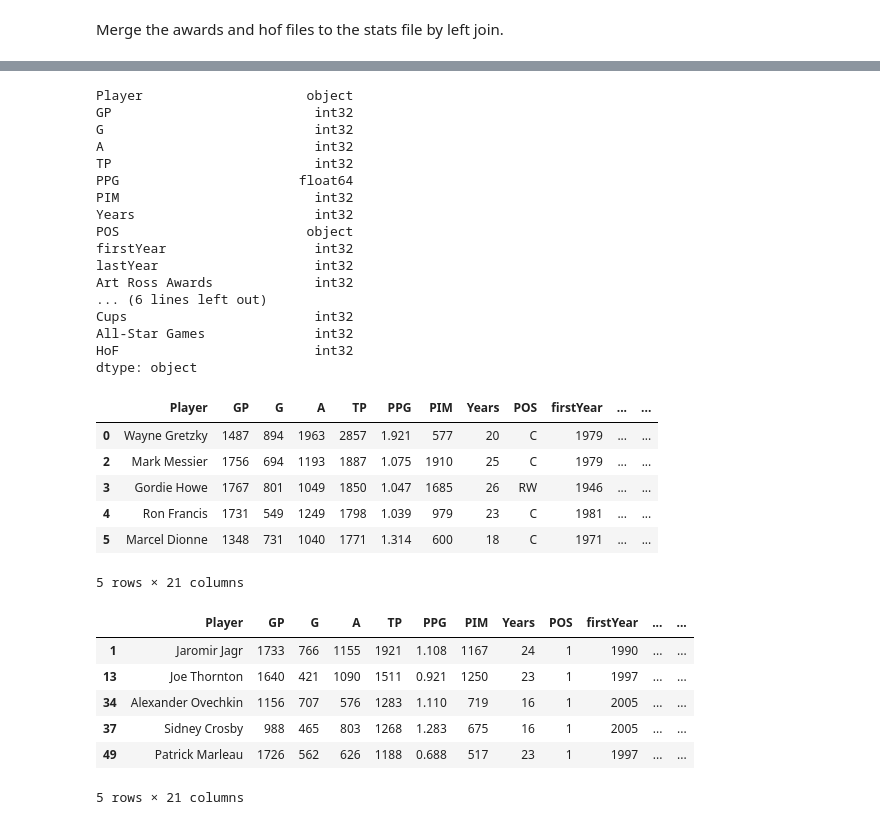
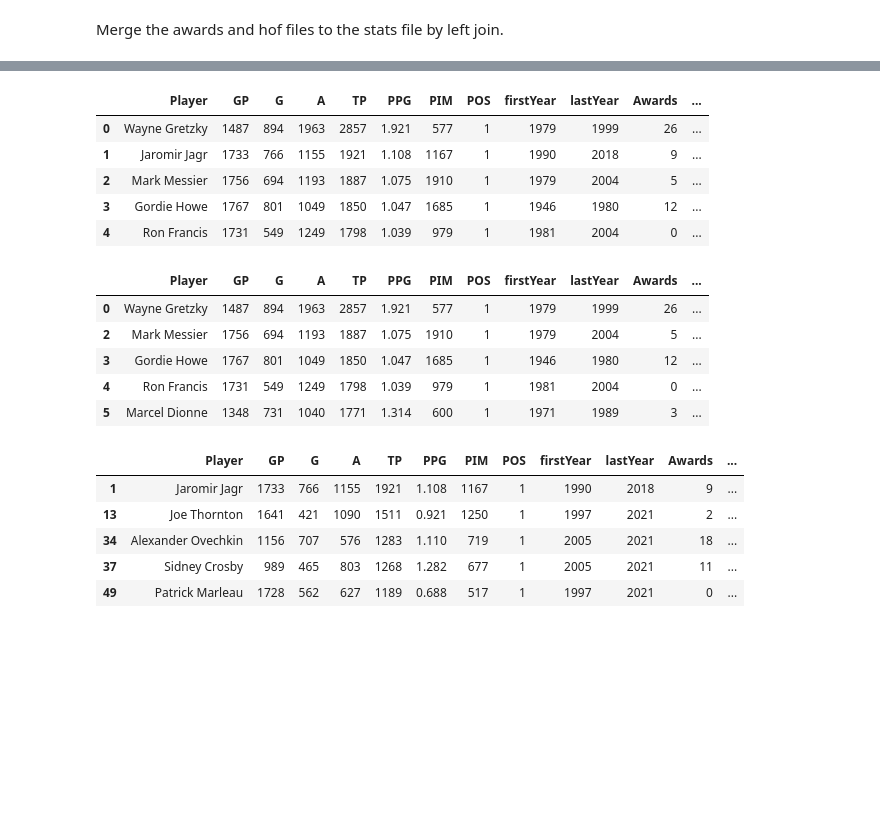
Before and after one commit to potterc22/Final-Project-ML, a Jupyter notebook: Jeff/master_stats_file.ipynb, the cells around one changed output, grey strips where cells are left out. Saved outputs shown, nothing was run; the diff lists cells and outputs as text; code cells hidden in the pictures; blank space fills up the shorter version.

Commit message:
corrected master_stats file on POS

```diff
--- a/Jeff/master_stats_file.ipynb
+++ b/Jeff/master_stats_file.ipynb
@@ -67,8 +66,6 @@ master_stats_file_df.head()
 # %%
 # Change all the NaN values to 0 and change numeric columns to integers
 master_stats_file_df = master_stats_file_df.fillna(0)
-master_stats_file_df = master_stats_file_df.astype({'GP':'int', 'G':'int', 'A':'int', 'TP':'int', 'PPG':'float', 'PIM':'int', 'Years':'int',                                                       'firstYear':'int', 'lastYear':'int', 'Art Ross Awards':'int',
-                                                    'Conn Smythe Awards':'int', 'Hart Awards':'int', 'Calder Awards':'int',
-                                                    'James Norris Awards':'int', 'Ted Lindsay Awards':'int', 'Maurice Richard Awards':'int',                                                        'Cups':'int', 'All-Star Games':'int', 'HoF':'int'})
+master_stats_file_df = master_stats_file_df.astype({'GP':'int', 'G':'int', 'A':'int', 'TP':'int', 'PPG':'float', 'PIM':'int',                                                                      'firstYear':'int', 'lastYear':'int', 'Awards':'int', 'Cups':'int', 'All-Star Games':'int',                                                     'HoF':'int'})
 master_stats_file_df.head()
 # %% [output]
@@ -82,58 +78,51 @@ master_stats_file_df.head()
-# %%
-master_stats_file_df.dtypes
-# %% [output]
-Player                     object
-GP                          int32
-G                           int32
-A                           int32
-TP                          int32
-PPG                       float64
-PIM                         int32
-Years                       int32
-POS                        object
-firstYear                   int32
-lastYear                    int32
-Art Ross Awards             int32
-... (6 lines left out)
-Cups                        int32
-All-Star Games              int32
-HoF                         int32
-dtype: object
+# %%
+master_stats_file_df['POS'] = master_stats_file_df['POS'].replace(['C', 'C/D','C/LW', 'C/RW', 'C/W', 'F', 'F/D', 'LW', 'LW/C', 'LW/C/D',
+                                                                    'LW/D', 'LW/RW', 'RW','RW/C', 'RW/D', 'RW/LW', 'W/C'], 1)
+master_stats_file_df['POS'] = master_stats_file_df['POS'].replace(['D', 'D/C','D/F', 'D/LW', 'D/RW', 'D/W'], 2)
+master_stats_file_df.head()
+# %% [output]
+|  | Player | GP | G | A | TP | PPG | PIM | POS | firstYear | lastYear | Awards | ... |
+| 0 | Wayne Gretzky | 1487 | 894 | 1963 | 2857 | 1.921 | 577 | 1 | 1979 | 1999 | 26 | ... |
+| 1 | Jaromir Jagr | 1733 | 766 | 1155 | 1921 | 1.108 | 1167 | 1 | 1990 | 2018 | 9 | ... |
+| 2 | Mark Messier | 1756 | 694 | 1193 | 1887 | 1.075 | 1910 | 1 | 1979 | 2004 | 5 | ... |
+| 3 | Gordie Howe | 1767 | 801 | 1049 | 1850 | 1.047 | 1685 | 1 | 1946 | 1980 | 12 | ... |
+| 4 | Ron Francis | 1731 | 549 | 1249 | 1798 | 1.039 | 979 | 1 | 1981 | 2004 | 0 | ... |
 # %%
 # Save the file to csv
 master_stats_file_df.to_csv("Output/master_stats_file.csv", index=False, header=True, encoding='utf-8-sig')
 # %%
 # Create test_train data for players that have not played as of 2017, essentially retired players
 test_train_df = master_stats_file_df[master_stats_file_df['lastYear'] < 2017]
-test_train_df = test_train_df.fillna(0)
+# test_train_df = test_train_df.fillna(0)
+# test_train_df['POS'] =test_train_df['POS'].replace(['C', 'C/D','C/LW', 'C/RW', 'C/W', 'F', 'F/D', 'LW', 'LW/C', 'LW/C/D', 'LW/D',
+#                                                                  'LW/RW', 'RW','RW/C', 'RW/D', 'RW/LW', 'W/C'], 1)
+# test_train_df['POS'] = test_train_df['POS'].replace(['D', 'D/C','D/F', 'D/LW', 'D/RW', 'D/W'], 2)
 test_train_df.head()
 # %% [output]
-|  | Player | GP | G | A | TP | PPG | PIM | Years | POS | firstYear | ... | ... |
-| 0 | Wayne Gretzky | 1487 | 894 | 1963 | 2857 | 1.921 | 577 | 20 | C | 1979 | ... | ... |
-| 2 | Mark Messier | 1756 | 694 | 1193 | 1887 | 1.075 | 1910 | 25 | C | 1979 | ... | ... |
-| 3 | Gordie Howe | 1767 | 801 | 1049 | 1850 | 1.047 | 1685 | 26 | RW | 1946 | ... | ... |
-| 4 | Ron Francis | 1731 | 549 | 1249 | 1798 | 1.039 | 979 | 23 | C | 1981 | ... | ... |
-| 5 | Marcel Dionne | 1348 | 731 | 1040 | 1771 | 1.314 | 600 | 18 | C | 1971 | ... | ... |
+|  | Player | GP | G | A | TP | PPG | PIM | POS | firstYear | lastYear | Awards | ... |
+| 0 | Wayne Gretzky | 1487 | 894 | 1963 | 2857 | 1.921 | 577 | 1 | 1979 | 1999 | 26 | ... |
+| 2 | Mark Messier | 1756 | 694 | 1193 | 1887 | 1.075 | 1910 | 1 | 1979 | 2004 | 5 | ... |
+| 3 | Gordie Howe | 1767 | 801 | 1049 | 1850 | 1.047 | 1685 | 1 | 1946 | 1980 | 12 | ... |
+| 4 | Ron Francis | 1731 | 549 | 1249 | 1798 | 1.039 | 979 | 1 | 1981 | 2004 | 0 | ... |
+| 5 | Marcel Dionne | 1348 | 731 | 1040 | 1771 | 1.314 | 600 | 1 | 1971 | 1989 | 3 | ... |
-5 rows × 21 columns
 # %%
 # Save the file to csv
 test_train_df.to_csv("Output/test_train_file.csv", index=False, header=True, encoding='utf-8-sig')
 # %%
 # Create predict data for palyers who played their last game as of 2017, includes active players as well
 predict_df = master_stats_file_df[(master_stats_file_df['lastYear'] >= 2017) & (master_stats_file_df['HoF'] != 1)]
 predict_df = predict_df.fillna(0)
-predict_df['POS'] = predict_df['POS'].replace(['C', 'C/D','C/LW', 'C/RW', 'C/W', 'F', 'F/D', 'LW', 'LW/C', 'LW/C/D', 'LW/D',
-                                                                 'LW/RW', 'RW','RW/C', 'RW/D', 'RW/LW', 'W/C'], 1)
-predict_df['POS'] = predict_df['POS'].replace(['D', 'D/C','D/F', 'D/LW', 'D/RW', 'D/W'], 2)
+# predict_df['POS'] = predict_df['POS'].replace(['C', 'C/D','C/LW', 'C/RW', 'C/W', 'F', 'F/D', 'LW', 'LW/C', 'LW/C/D', 'LW/D',
+#                                                                  'LW/RW', 'RW','RW/C', 'RW/D', 'RW/LW', 'W/C'], 1)
+# predict_df['POS'] = predict_df['POS'].replace(['D', 'D/C','D/F', 'D/LW', 'D/RW', 'D/W'], 2)
 predict_df.head()
 # %% [output]
-|  | Player | GP | G | A | TP | PPG | PIM | Years | POS | firstYear | ... | ... |
-| 1 | Jaromir Jagr | 1733 | 766 | 1155 | 1921 | 1.108 | 1167 | 24 | 1 | 1990 | ... | ... |
-| 13 | Joe Thornton | 1640 | 421 | 1090 | 1511 | 0.921 | 1250 | 23 | 1 | 1997 | ... | ... |
-| 34 | Alexander Ovechkin | 1156 | 707 | 576 | 1283 | 1.110 | 719 | 16 | 1 | 2005 | ... | ... |
-| 37 | Sidney Crosby | 988 | 465 | 803 | 1268 | 1.283 | 675 | 16 | 1 | 2005 | ... | ... |
-| 49 | Patrick Marleau | 1726 | 562 | 626 | 1188 | 0.688 | 517 | 23 | 1 | 1997 | ... | ... |
+|  | Player | GP | G | A | TP | PPG | PIM | POS | firstYear | lastYear | Awards | ... |
+| 1 | Jaromir Jagr | 1733 | 766 | 1155 | 1921 | 1.108 | 1167 | 1 | 1990 | 2018 | 9 | ... |
+| 13 | Joe Thornton | 1641 | 421 | 1090 | 1511 | 0.921 | 1250 | 1 | 1997 | 2021 | 2 | ... |
+| 34 | Alexander Ovechkin | 1156 | 707 | 576 | 1283 | 1.110 | 719 | 1 | 2005 | 2021 | 18 | ... |
+| 37 | Sidney Crosby | 989 | 465 | 803 | 1268 | 1.282 | 677 | 1 | 2005 | 2021 | 11 | ... |
+| 49 | Patrick Marleau | 1728 | 562 | 627 | 1189 | 0.688 | 517 | 1 | 1997 | 2021 | 0 | ... |
-5 rows × 21 columns
 # %%
 # Save the file to csv
 predict_df.to_csv("Output/predict_file.csv", index=False, header=True, encoding='utf-8-sig')
```
Also changed, not shown: parts of 12 cells of this notebook, 3 other files.
